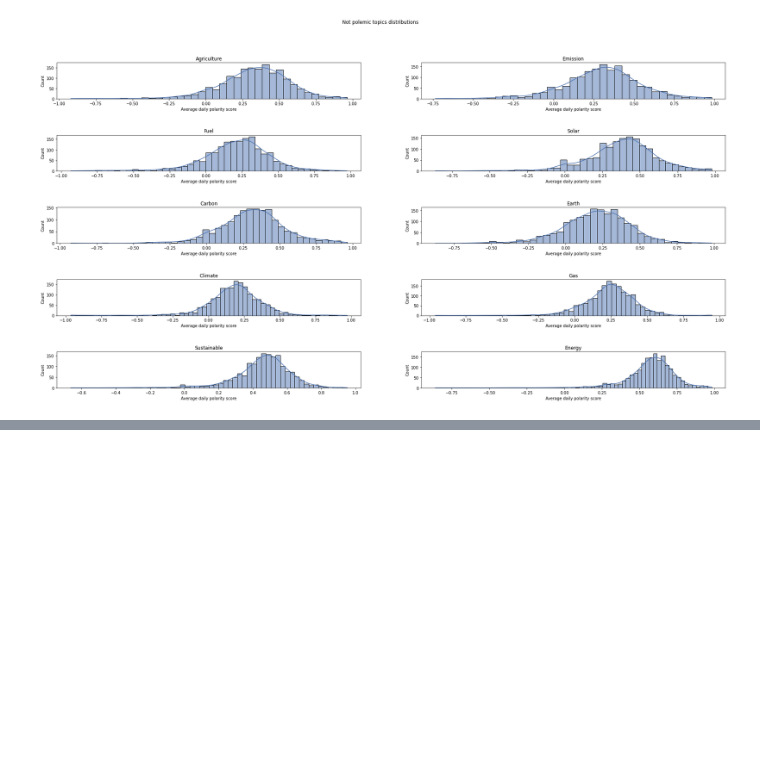
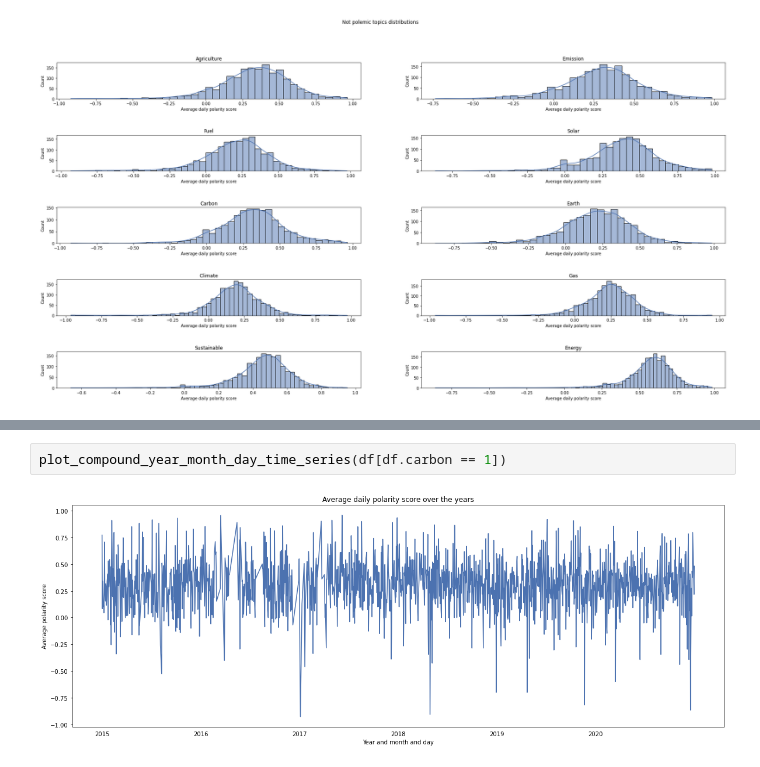
Before and after one commit to epfl-ada/ada-2021-project-adada-sur-mon-bidet, a Jupyter notebook: notebooks/sentiment_analysis_milestone3.ipynb, the cells around one changed output, grey strips where cells are left out. Cells and saved outputs as stored; diff of their text form; blank space fills up the shorter version.

```diff
--- a/notebooks/sentiment_analysis_milestone3.ipynb
+++ b/notebooks/sentiment_analysis_milestone3.ipynb
@@ -354,0 +411,4 @@ plot_multiple_topics(df,list_topics=not_polemic_topics,polemic=False)
+# %%
+plot_compound_year_month_day_time_series(df[df.carbon == 1])
+# %% [output]
+[figure, added]
```
Also changed, not shown: parts of 6 cells of this notebook, 1 other file.
